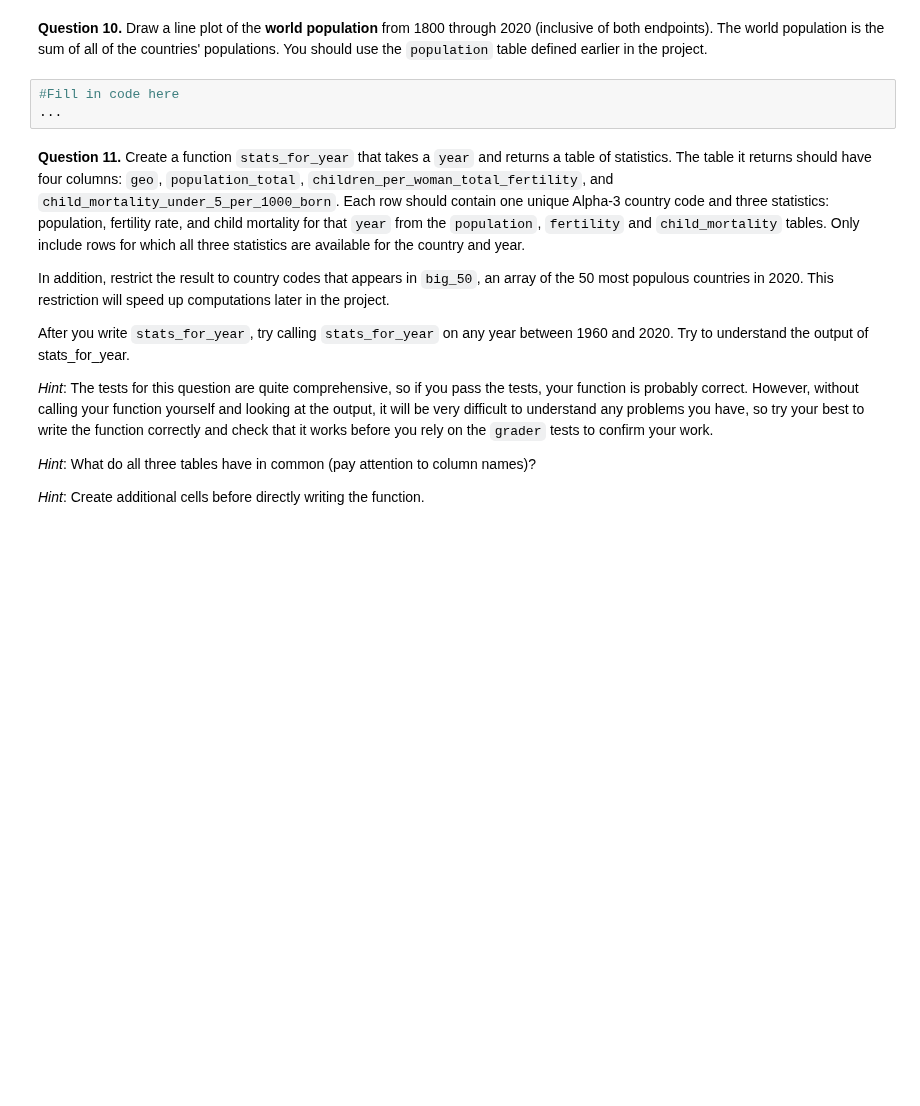
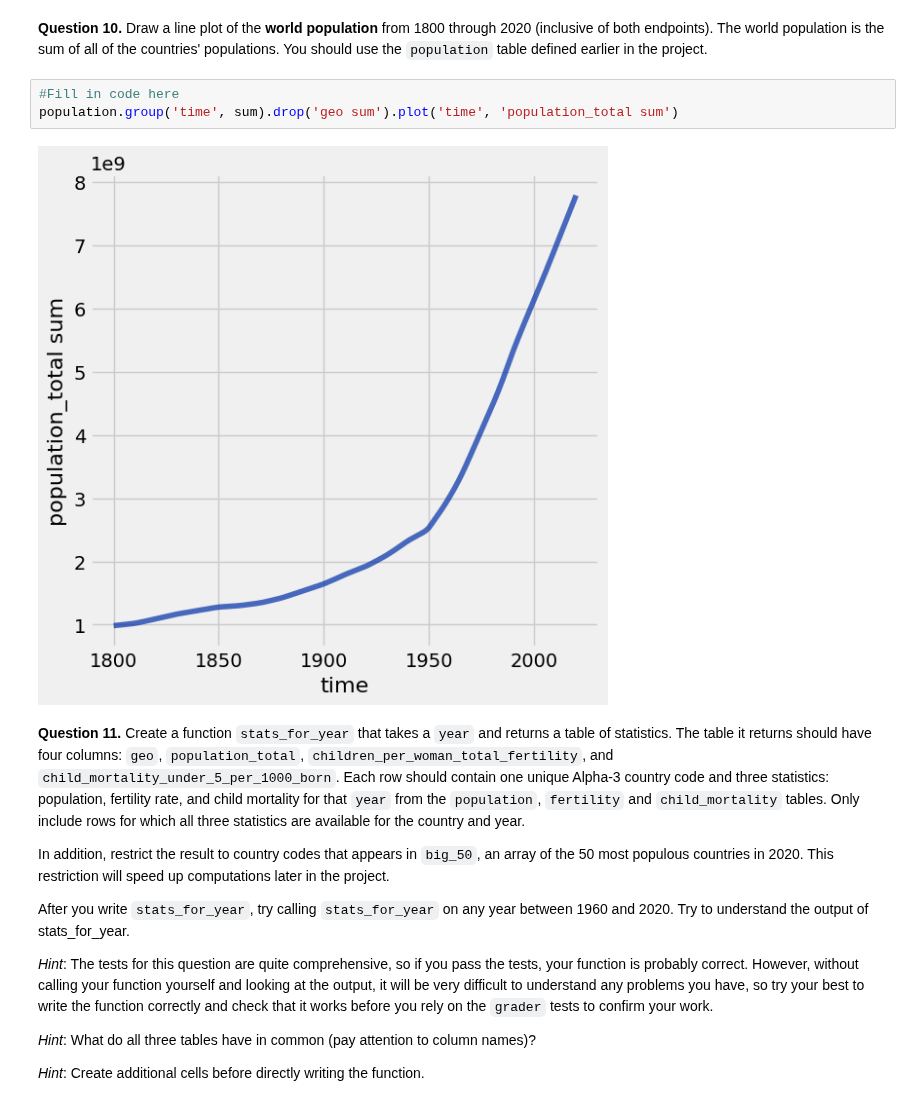
Before and after one commit to ttlarson13/Data-Analytics-Fall-25, a Jupyter notebook: project1-1/project1/project1.ipynb, the cells around one changed output. Cells and saved outputs as stored; diff of their text form; blank space fills up the shorter version.

```diff
--- a/project1-1/project1/project1.ipynb
+++ b/project1-1/project1/project1.ipynb
@@ -376,7 +406,9 @@ grader.check("q1_9")
 **Question 10.** Draw a line plot of the **world population** from 1800 through 2020 (inclusive of both endpoints). The world population is the sum of all of the countries' populations. You should use the `population` table defined earlier in the project.
 # %%
 #Fill in code here
-...
+population.group('time', sum).drop('geo sum').plot('time', 'population_total sum')
+# %% [output]
+[figure, added]
 # %% [markdown]
 <!-- END QUESTION -->
 
```
Also changed, not shown: parts of 17 cells of this notebook, 1 other file.
